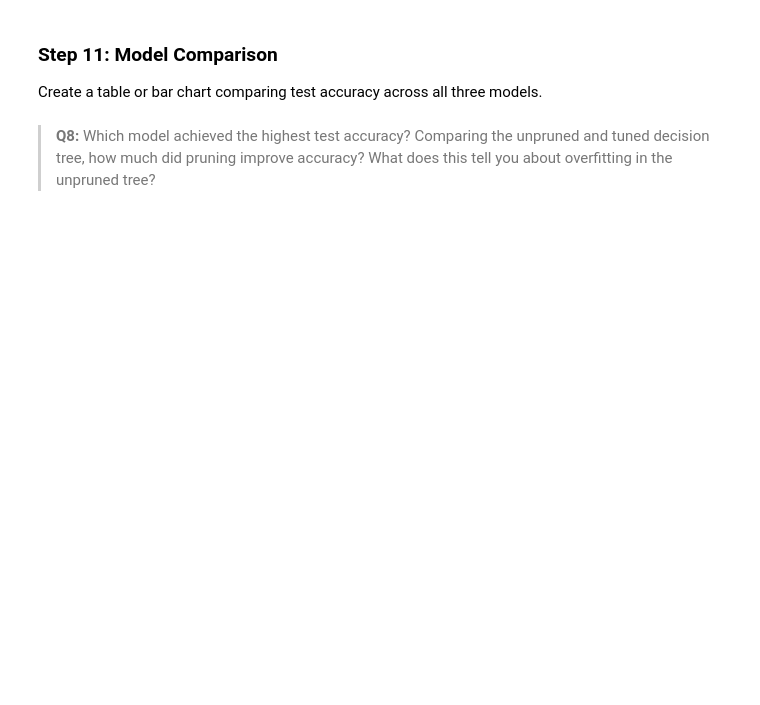
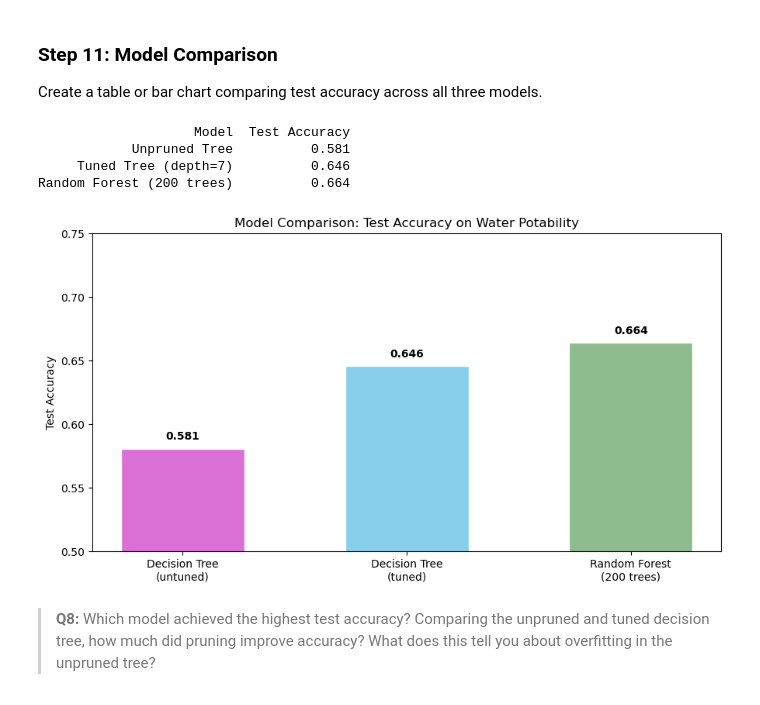
Before and after one commit to aakriti-poudel-chhetri/assignment-3, a Jupyter notebook: task2/hw3-task2.ipynb, the cells around one changed output. Cells and saved outputs as stored; diff of their text form; code cells hidden in the pictures; blank space fills up the shorter version.

```diff
--- a/task2/hw3-task2.ipynb
+++ b/task2/hw3-task2.ipynb
@@ -371,6 +434,39 @@ _Type your answer here, replacing this text._
 ### Step 11: Model Comparison
 
 Create a table or bar chart comparing test accuracy across all three models.
+# %%
+# Collect test accuracies for all three models
+model_names = ['Decision Tree\n(untuned)', 'Decision Tree\n(tuned)', 'Random Forest\n(200 trees)']
+test_accs = [dt_unpruned_acc_test, acc_dt, acc_rf]
+colors = ['orchid', 'skyblue', 'darkseagreen']
+
+# Summary table
+comparison_df = pd.DataFrame({
+    'Model': ['Unpruned Tree', 'Tuned Tree (depth=7)', 'Random Forest (200 trees)'],
+    'Test Accuracy': [round(dt_unpruned_acc_test, 3), round(acc_dt, 3), round(acc_rf, 3)]
+})
+print(comparison_df.to_string(index=False))
+
+# Bar chart comparing all three models
+fig, ax = plt.subplots(figsize=(9, 5))
+bars = ax.bar(model_names, test_accs, color=colors, edgecolor='white', width=0.55)
+ax.set_ylim(0.5, 0.75)
+ax.set_ylabel('Test Accuracy')
+ax.set_title('Model Comparison: Test Accuracy on Water Potability')
+
+# Annotate each bar with its accuracy value
+for bar, acc in zip(bars, test_accs):
+    ax.text(bar.get_x() + bar.get_width() / 2., bar.get_height() + 0.005,
+            f'{acc:.3f}', ha='center', va='bottom', fontsize=10, fontweight='bold')
+
+plt.tight_layout()
+plt.show()
+# %% [output]
+                    Model  Test Accuracy
+            Unpruned Tree          0.581
+     Tuned Tree (depth=7)          0.646
+Random Forest (200 trees)          0.664
+[figure, added]
 # %% [markdown]
 > **Q8:** Which model achieved the highest test accuracy? Comparing the unpruned and tuned decision tree, how much did pruning improve accuracy? What does this tell you about overfitting in the unpruned tree?
 # %% [markdown]
```
Also changed, not shown: parts of 6 cells of this notebook, 3 other files.
